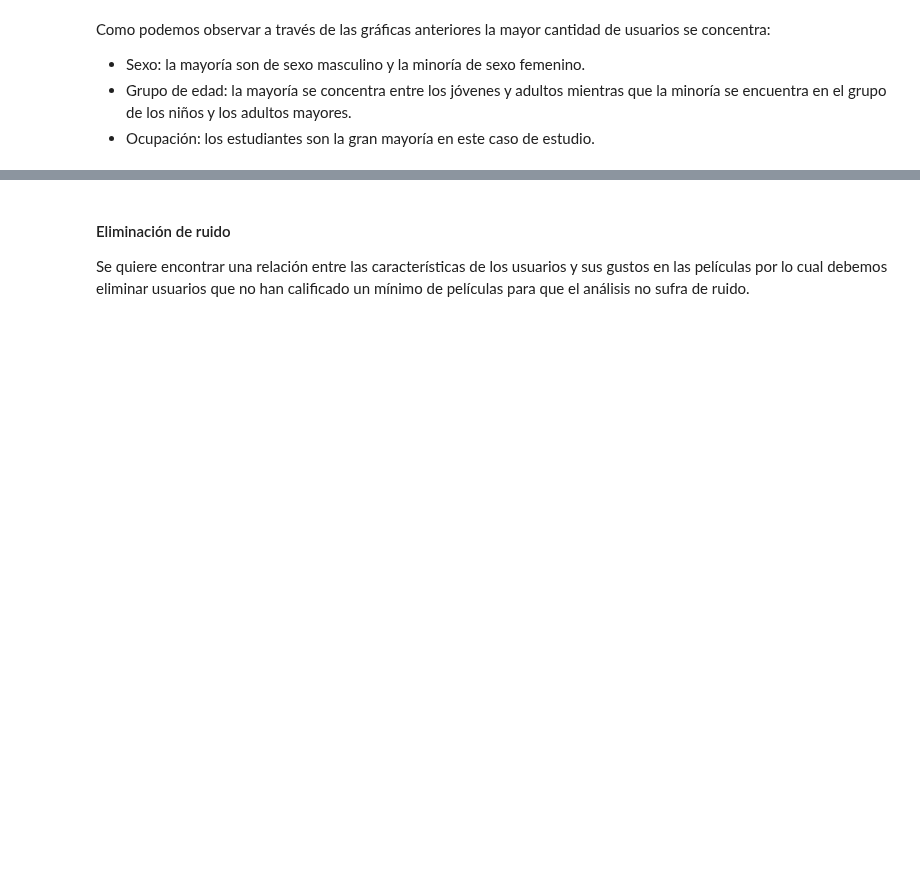
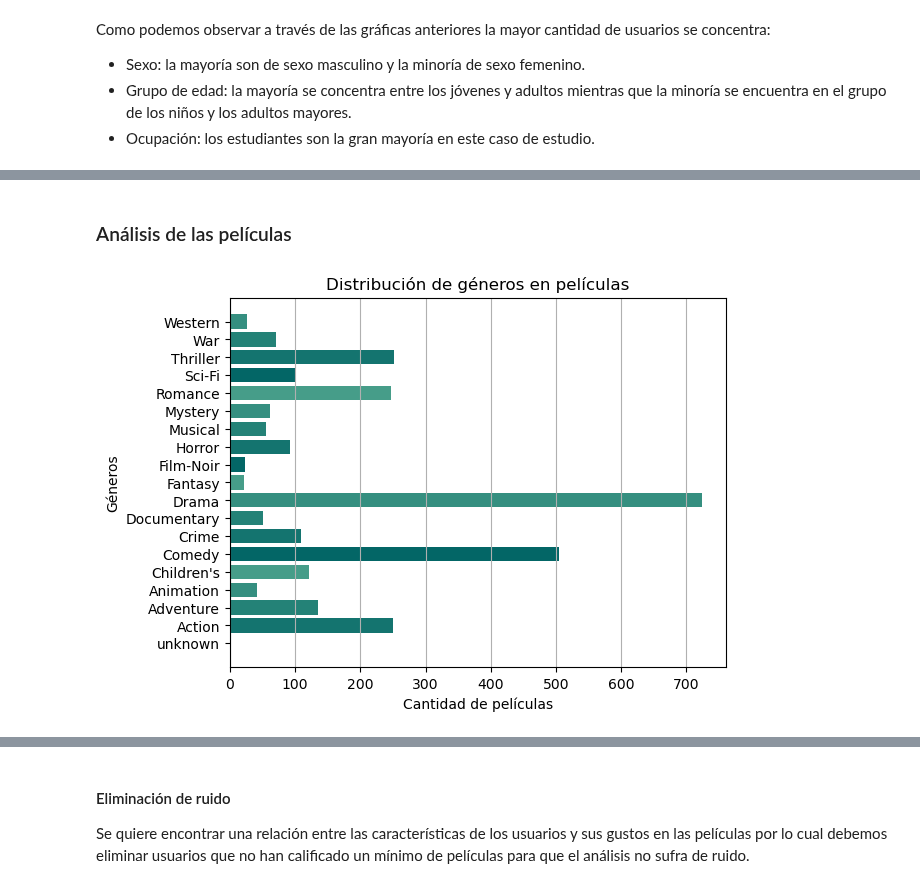
Before and after one commit to MonicaCabanas23/artificial-intelligence-course, a Jupyter notebook: Tareas/second-project/Second_Project.ipynb, the cells around one changed output, grey strips where cells are left out. Cells and saved outputs as stored; diff of their text form; code cells hidden in the pictures; blank space fills up the shorter version.

```diff
--- a/Tareas/second-project/Second_Project.ipynb
+++ b/Tareas/second-project/Second_Project.ipynb
@@ -265,0 +267,19 @@ TODO:
+# %% [markdown]
+### Análisis de las películas
+# %%
+genres_items_counts = []
+# Contando la cantidad de películas por género
+for i in range(19):
+    genres_items_counts.append(items.value_counts('Genre ' + str(i))['1'])
+
+genres['items'] = genres_items_counts
+
+# Gráfico de barras para géneros y películas
+plt.barh(genres['Name'], genres['items'], color=['#036666', '#14746F', '#248277', '#358F80', '#469D89'])
+plt.title('Distribución de géneros en películas')
+plt.xlabel('Cantidad de películas')
+plt.ylabel('Géneros')
+plt.grid(axis='x')
+plt.show()
+# %% [output]
+[figure, added]
```
Also changed, not shown: parts of 22 cells of this notebook.
